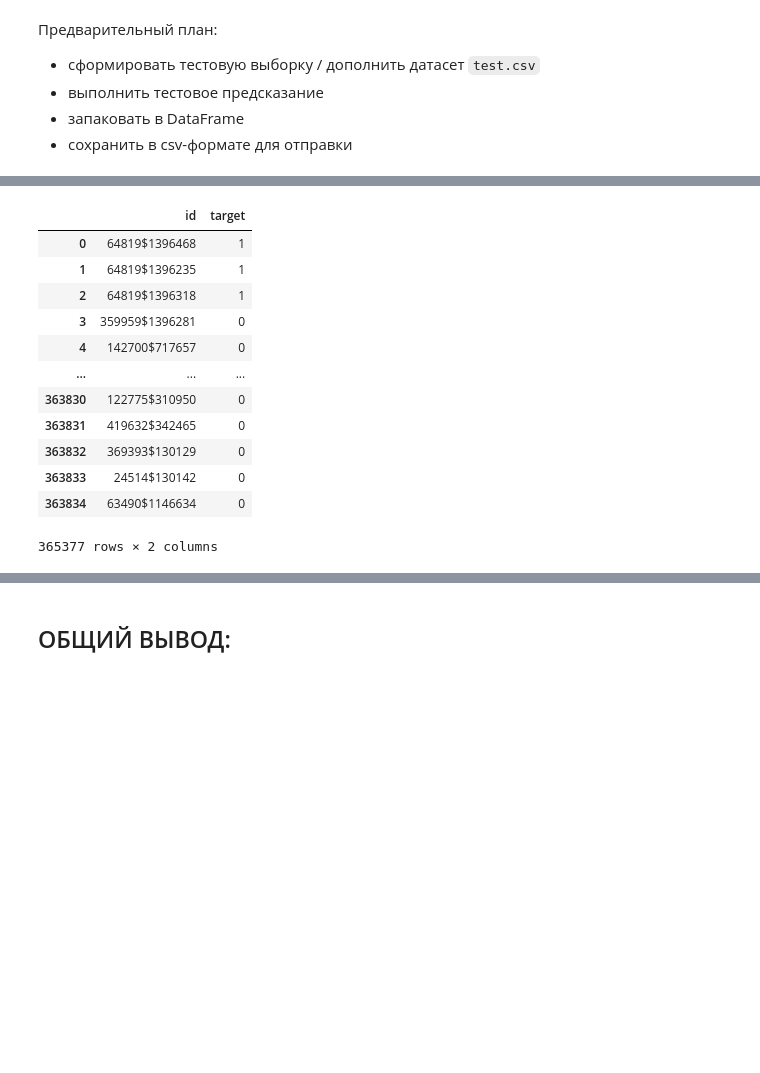
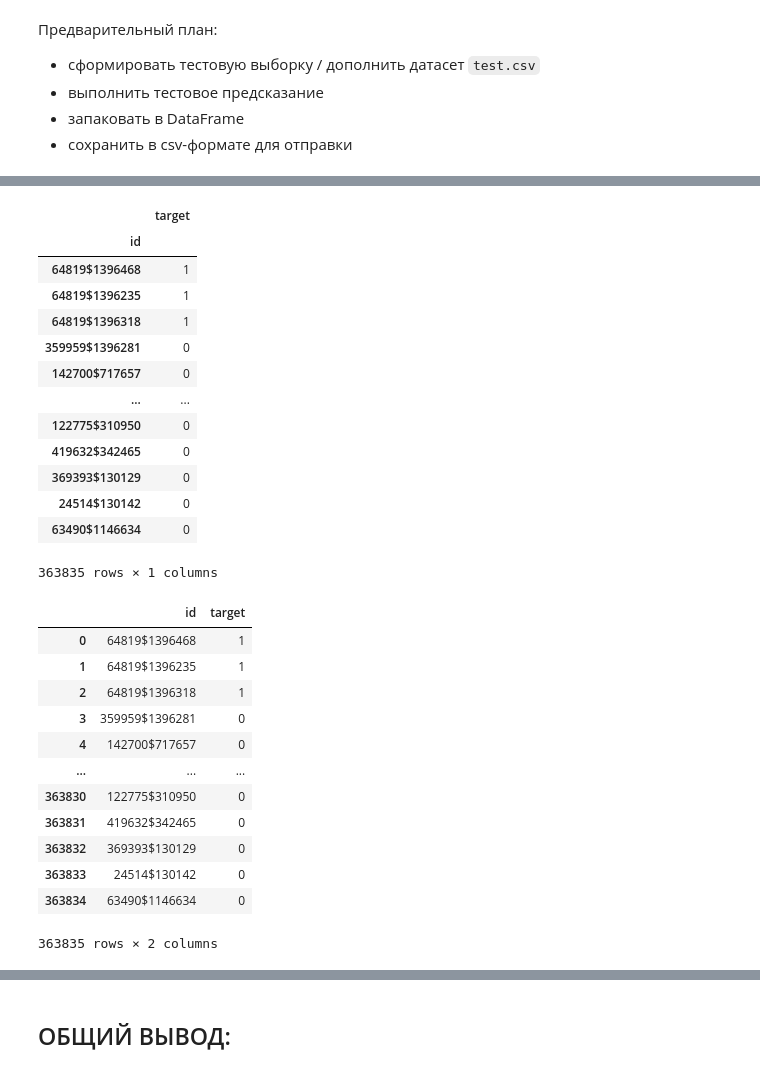
Before and after one commit to Danspers/Samokat.tech-Matching, a Jupyter notebook: Samokat.tech-Matching.ipynb, the cells around one changed output, grey strips where cells are left out. Cells and saved outputs as stored; diff of their text form; code cells hidden in the pictures; blank space fills up the shorter version.

```diff
--- a/Samokat.tech-Matching.ipynb
+++ b/Samokat.tech-Matching.ipynb
@@ -73,7 +73,7 @@ offer_title_items = np.load(DATA_DIR + 'offer_title_vectors/' + ITEMS_FILENAME)
 # чтение датасетов
 train_df          = pd.read_csv(DATA_DIR + 'train.csv')
 test_df           = pd.read_csv(DATA_DIR + 'test.csv')
-sample_submission = pd.read_csv(DATA_DIR + 'sample_submission.csv')
+sample_submission = pd.read_csv(DATA_DIR + 'sample_submission.csv', index_col='id')
 # %% [markdown]
 При первичном знакомстве с данными обнаружил опечатку в названиях пары столбцов. Дабы не множить её, я внесу исправление в самом начале.
 
@@ -733,0 +707,9 @@ del offer_title_embed, offer_title_items
+# %%
+# удаление дубликатов мэтча
+before = train_df.shape[0]
+train_df.drop_duplicates(double_columns, inplace=True)
+after = train_df.shape[0]
+
+print('Before:', before)
+print('After: ', after)
+print('Diff:  ', before - after)
@@ -733,0 +722,8 @@ del offer_title_embed, offer_title_items
+# %%
+# неявные дубликаты среди фотографий товаров
+display(goods_image_df[goods_image_df.index.duplicated(keep=False)].sort_index().head(6))
+print('Кол-во дублирующих фотографий:', len(goods_image_df[goods_image_df.index.duplicated()]))
+
+print('Before:', goods_image_df.shape[0])
+goods_image_df = goods_image_df[~goods_image_df.index.duplicated()]
+print('After: ', goods_image_df.shape[0])
@@ -733,0 +742,8 @@ del offer_title_embed, offer_title_items
+# %%
+# неявные дубликаты среди фотографий предложений
+display(offer_image_df[offer_image_df.index.duplicated(keep=False)].sort_index().head(6))
+print('Кол-во дублирующих фотографий:', len(offer_image_df[offer_image_df.index.duplicated()]))
+
+print('Before:', offer_image_df.shape[0])
+offer_image_df = offer_image_df[~offer_image_df.index.duplicated()]
+print('After: ', offer_image_df.shape[0])
@@ -980,21 +1021,35 @@ display(test_X)
 # %%
 # тестовые предсказания
-test_submission = pd.DataFrame(data=test_X['id'], columns=['id'])
+test_submission = sample_submission.copy()
 test_submission['target'] = model_CB.predict(test_X.drop('id', axis=1))
-test_submission.to_csv(DATA_DIR+'test_submission.csv', index_label=False)
+test_submission.to_csv(DATA_DIR + 'test_submission.csv', index_label='id')
 
 display(test_submission)
 # %% [output]
-|  | id | target |
-| 0 | 64819$1396468 | 1 |
-| 1 | 64819$1396235 | 1 |
-| 2 | 64819$1396318 | 1 |
-| 3 | 359959$1396281 | 0 |
-| 4 | 142700$717657 | 0 |
-| ... | ... | ... |
-| 363830 | 122775$310950 | 0 |
-| 363831 | 419632$342465 | 0 |
-| 363832 | 369393$130129 | 0 |
-| 363833 | 24514$130142 | 0 |
-| 363834 | 63490$1146634 | 0 |
+|  | target |
+| id |  |
+| 64819$1396468 | 1 |
+| 64819$1396235 | 1 |
+| 64819$1396318 | 1 |
+| 359959$1396281 | 0 |
+| 142700$717657 | 0 |
+| ... | ... |
+| 122775$310950 | 0 |
+| 419632$342465 | 0 |
+| 369393$130129 | 0 |
+| 24514$130142 | 0 |
+| 63490$1146634 | 0 |
-365377 rows × 2 columns
+363835 rows × 1 columns
+|  | id | target |
+| 0 | 64819$1396468 | 1 |
+| 1 | 64819$1396235 | 1 |
+| 2 | 64819$1396318 | 1 |
+| 3 | 359959$1396281 | 0 |
+| 4 | 142700$717657 | 0 |
+| ... | ... | ... |
+| 363830 | 122775$310950 | 0 |
+| 363831 | 419632$342465 | 0 |
+| 363832 | 369393$130129 | 0 |
+| 363833 | 24514$130142 | 0 |
+| 363834 | 63490$1146634 | 0 |
+363835 rows × 2 columns
```
Also changed, not shown: parts of 50 cells of this notebook.
